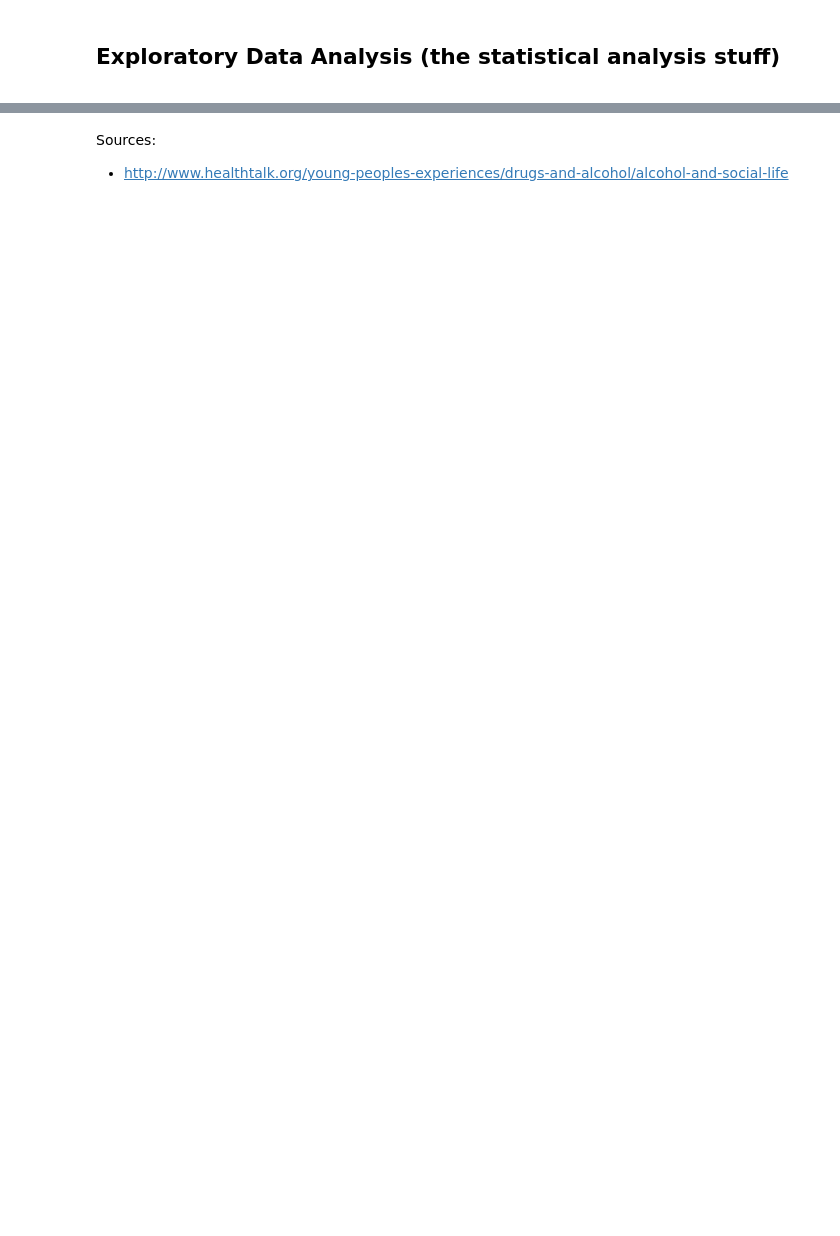
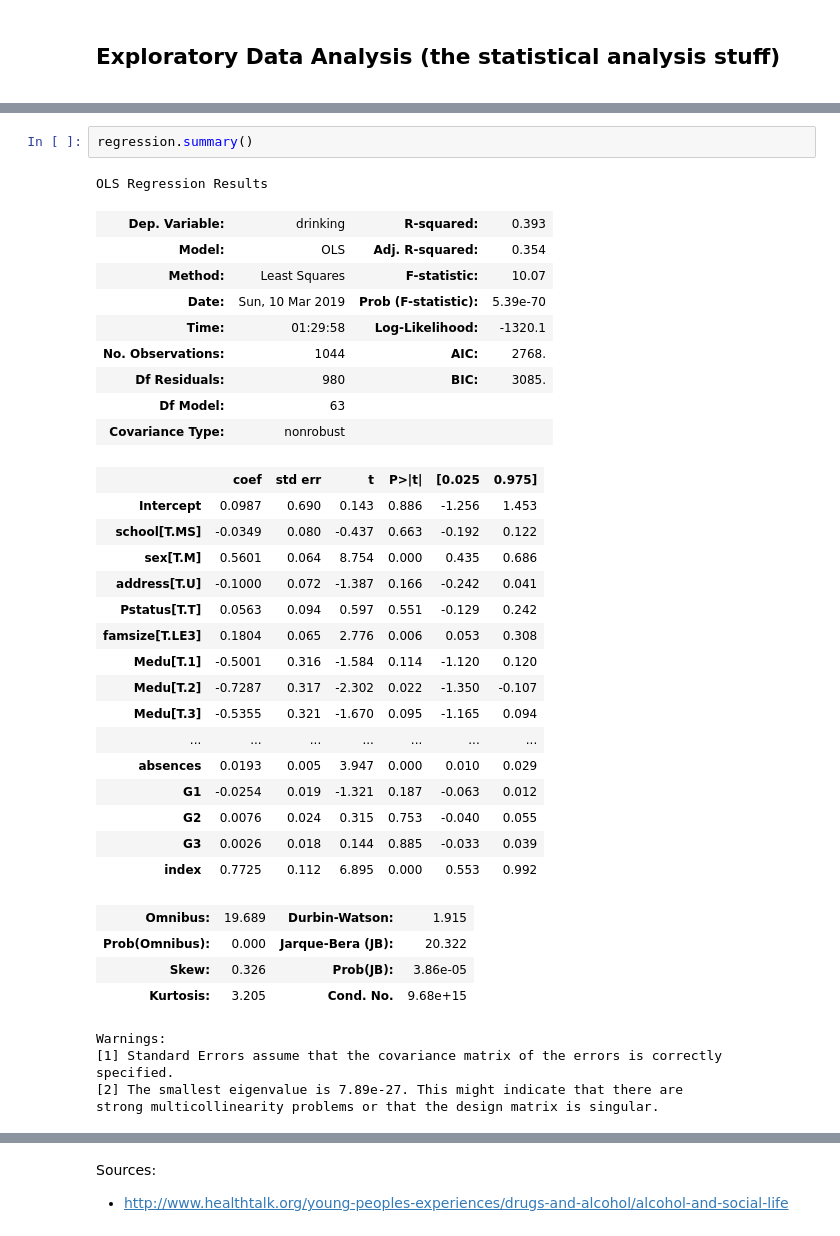
Before and after one commit to chengyi9/370-final, a Jupyter notebook: Final Resource.ipynb, the cells around one changed output, grey strips where cells are left out. Cells and saved outputs as stored; diff of their text form; blank space fills up the shorter version.

```diff
--- a/Final Resource.ipynb
+++ b/Final Resource.ipynb
@@ -57,0 +67,37 @@ $$
+# %%
+regression.summary()
+# %% [output]
+OLS Regression Results
+| Dep. Variable: | drinking | R-squared: | 0.393 |
+| Model: | OLS | Adj. R-squared: | 0.354 |
+| Method: | Least Squares | F-statistic: | 10.07 |
+| Date: | Sun, 10 Mar 2019 | Prob (F-statistic): | 5.39e-70 |
+| Time: | 01:29:58 | Log-Likelihood: | -1320.1 |
+| No. Observations: | 1044 | AIC: | 2768. |
+| Df Residuals: | 980 | BIC: | 3085. |
+| Df Model: | 63 |  |  |
+| Covariance Type: | nonrobust |  |  |
+|  | coef | std err | t | P>|t| | [0.025 | 0.975] |
+| Intercept | 0.0987 | 0.690 | 0.143 | 0.886 | -1.256 | 1.453 |
+| school[T.MS] | -0.0349 | 0.080 | -0.437 | 0.663 | -0.192 | 0.122 |
+| sex[T.M] | 0.5601 | 0.064 | 8.754 | 0.000 | 0.435 | 0.686 |
+| address[T.U] | -0.1000 | 0.072 | -1.387 | 0.166 | -0.242 | 0.041 |
+| Pstatus[T.T] | 0.0563 | 0.094 | 0.597 | 0.551 | -0.129 | 0.242 |
+| famsize[T.LE3] | 0.1804 | 0.065 | 2.776 | 0.006 | 0.053 | 0.308 |
+| Medu[T.1] | -0.5001 | 0.316 | -1.584 | 0.114 | -1.120 | 0.120 |
+| Medu[T.2] | -0.7287 | 0.317 | -2.302 | 0.022 | -1.350 | -0.107 |
+| Medu[T.3] | -0.5355 | 0.321 | -1.670 | 0.095 | -1.165 | 0.094 |
+| ... | ... | ... | ... | ... | ... | ... |
+| absences | 0.0193 | 0.005 | 3.947 | 0.000 | 0.010 | 0.029 |
+| G1 | -0.0254 | 0.019 | -1.321 | 0.187 | -0.063 | 0.012 |
+| G2 | 0.0076 | 0.024 | 0.315 | 0.753 | -0.040 | 0.055 |
+| G3 | 0.0026 | 0.018 | 0.144 | 0.885 | -0.033 | 0.039 |
+| index | 0.7725 | 0.112 | 6.895 | 0.000 | 0.553 | 0.992 |
+| Omnibus: | 19.689 | Durbin-Watson: | 1.915 |
+| Prob(Omnibus): | 0.000 | Jarque-Bera (JB): | 20.322 |
+| Skew: | 0.326 | Prob(JB): | 3.86e-05 |
+| Kurtosis: | 3.205 | Cond. No. | 9.68e+15 |
+Warnings:
+[1] Standard Errors assume that the covariance matrix of the errors is correctly specified.
+[2] The smallest eigenvalue is 7.89e-27. This might indicate that there are
+strong multicollinearity problems or that the design matrix is singular.
```
Also changed, not shown: parts of 15 cells of this notebook, 9 other files.
